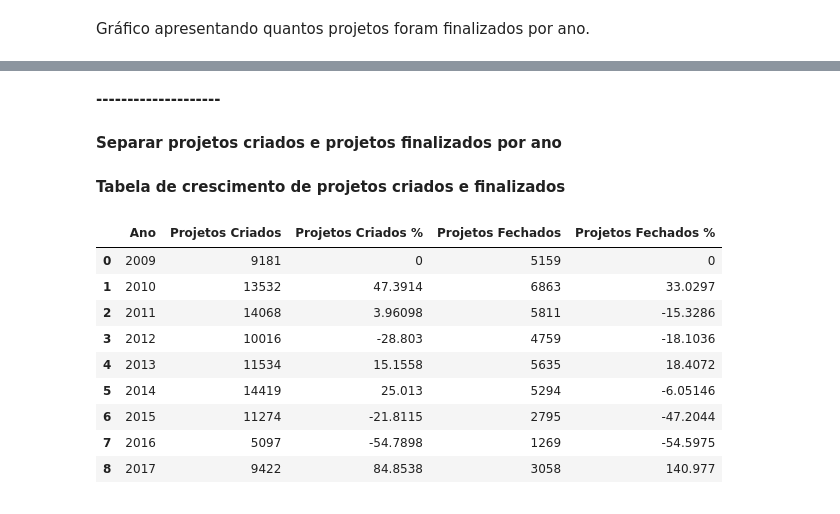
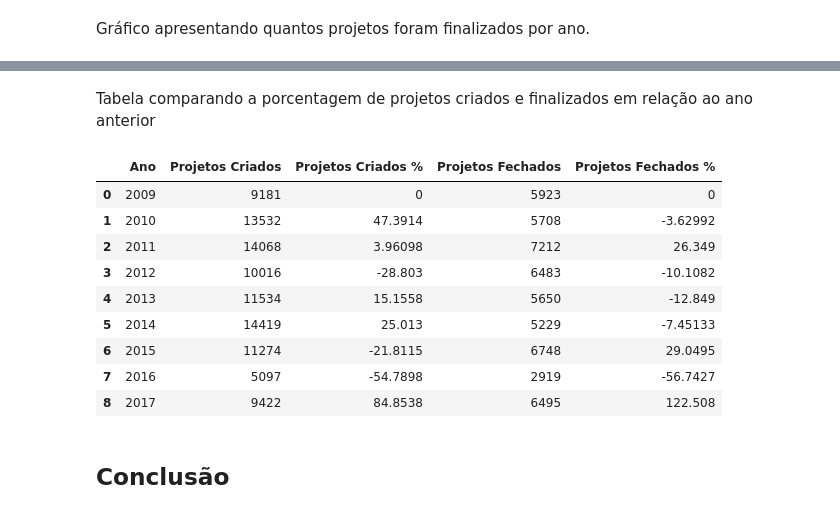
Before and after one commit to lappis-unb/salic-ml, a Jupyter notebook: notebooks/exploratory/created_vs_finished_projects_by_year-v0.1.ipynb, the cells around one changed output, grey strips where cells are left out. Drawn from its saved outputs; the diff is of its cells as text; code cells hidden in the pictures.

Commit message:
Add conclusion on notebook
- Notebook: created_vs_finished_projects_by_year-v0.1

```diff
--- a/notebooks/exploratory/created_vs_finished_projects_by_year-v0.1.ipynb
+++ b/notebooks/exploratory/created_vs_finished_projects_by_year-v0.1.ipynb
@@ -172,4 +198,33 @@ plt.show()
+# %% [markdown]
+Tabela comparando a porcentagem de projetos criados e finalizados em relação ao ano anterior
+# %%
+def color_negative_red(val):
+    color = 'red' if val < 0 else 'black'
+    return 'color: %s' % color
+
+created_projects_percentage = [0] + [(created_projects[i] - created_projects[i - 1]) * 100 / created_projects[i - 1] for i in range(1, len(created_projects))]
+finished_projects_percentage = [0] + [(finished_projects[i] - finished_projects[i - 1]) * 100 / finished_projects[i - 1] for i in range(1, len(finished_projects))]
+
+data = {'Ano': years, 'Projetos Criados': created_projects, 'Projetos Criados %': created_projects_percentage,
+        'Projetos Fechados': finished_projects, 'Projetos Fechados %': finished_projects_percentage}
+
+data_frame = pd.DataFrame(data = data)
+
+subset = pd.IndexSlice[:, ['Projetos Criados %', 'Projetos Fechados %']]
+
+data_frame = data_frame.style.applymap(color_negative_red, subset = subset)
+
+display(data_frame)
+# %% [output]
+|  | Ano | Projetos Criados | Projetos Criados % | Projetos Fechados | Projetos Fechados % |
+| 0 | 2009 | 9181 | 0 | 5923 | 0 |
+| 1 | 2010 | 13532 | 47.3914 | 5708 | -3.62992 |
+| 2 | 2011 | 14068 | 3.96098 | 7212 | 26.349 |
+| 3 | 2012 | 10016 | -28.803 | 6483 | -10.1082 |
+| 4 | 2013 | 11534 | 15.1558 | 5650 | -12.849 |
+| 5 | 2014 | 14419 | 25.013 | 5229 | -7.45133 |
+| 6 | 2015 | 11274 | -21.8115 | 6748 | 29.0495 |
+| 7 | 2016 | 5097 | -54.7898 | 2919 | -56.7427 |
+| 8 | 2017 | 9422 | 84.8538 | 6495 | 122.508 |
 # %% [markdown]
-**--------------------**
+## Conclusão
-# %% [markdown]
-**Separar projetos criados e projetos finalizados por ano**
@@ -199,30 +230,0 @@ finished_projects_percentage = [0] + [(finished_projects[i] - finished_projects[
-# %% [markdown]
-**Tabela de crescimento de projetos criados e finalizados**
-# %%
-def color_negative_red(val):
-    color = 'red' if val < 0 else 'black'
-    return 'color: %s' % color
-
-
-data = {'Ano': years, 'Projetos Criados': created_projects, 'Projetos Criados %': created_projects_percentage,
-        'Projetos Fechados': finished_projects, 'Projetos Fechados %': finished_projects_percentage}
-
-df = pd.DataFrame(data = data)
-dt = pd.DataFrame(data = data)
-
-subset = pd.IndexSlice[:, ['Projetos Criados %', 'Projetos Fechados %']]
-
-df = df.style.applymap(color_negative_red, subset = subset)
-
-display(df)
-# %% [output]
-|  | Ano | Projetos Criados | Projetos Criados % | Projetos Fechados | Projetos Fechados % |
-| 0 | 2009 | 9181 | 0 | 5159 | 0 |
-| 1 | 2010 | 13532 | 47.3914 | 6863 | 33.0297 |
-| 2 | 2011 | 14068 | 3.96098 | 5811 | -15.3286 |
-| 3 | 2012 | 10016 | -28.803 | 4759 | -18.1036 |
-| 4 | 2013 | 11534 | 15.1558 | 5635 | 18.4072 |
-| 5 | 2014 | 14419 | 25.013 | 5294 | -6.05146 |
-| 6 | 2015 | 11274 | -21.8115 | 2795 | -47.2044 |
-| 7 | 2016 | 5097 | -54.7898 | 1269 | -54.5975 |
-| 8 | 2017 | 9422 | 84.8538 | 3058 | 140.977 |
```
Also changed, not shown: parts of 24 cells of this notebook.
